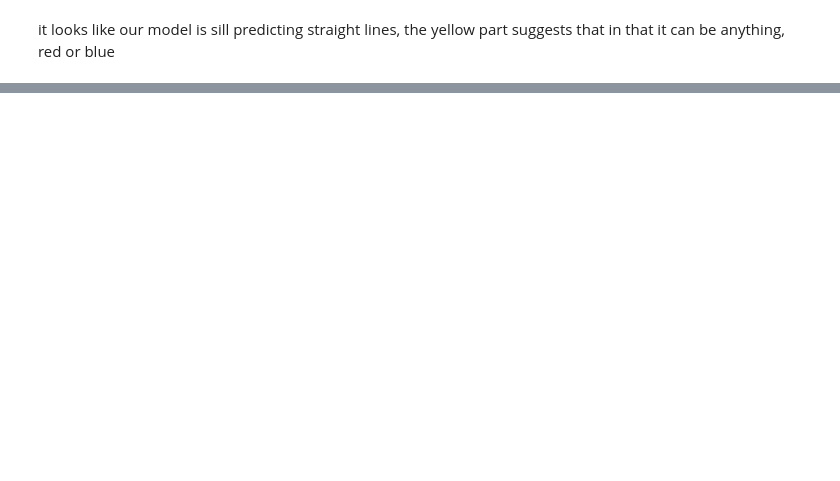
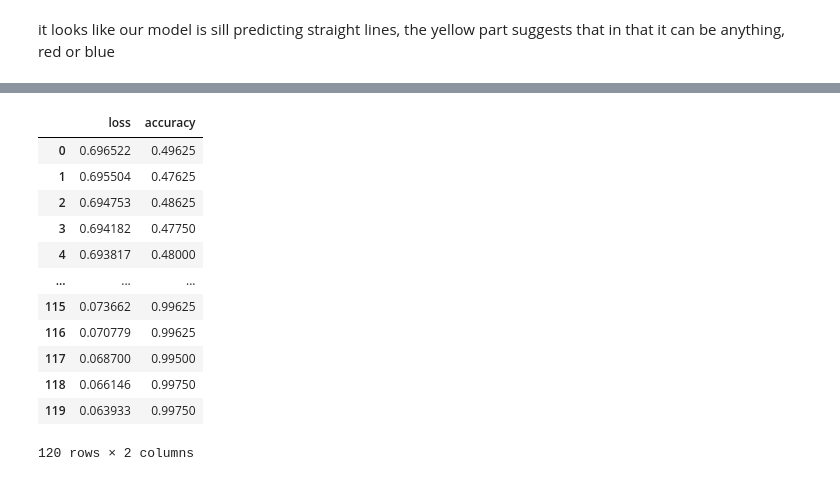
Before and after one commit to issarbhavya/ML, a Jupyter notebook: 02_neural_network_binary__classification_v2.ipynb, the cells around one changed output, grey strips where cells are left out. Saved outputs shown, nothing was run; the diff lists cells and outputs as text; code cells hidden in the pictures; blank space fills up the shorter version.

```diff
--- a/02_neural_network_binary__classification_v2.ipynb
+++ b/02_neural_network_binary__classification_v2.ipynb
@@ -396,0 +479,17 @@ doing binary classifcation...
+# %%
+# You can access the information in the history variable using the .history attribute
+pd.DataFrame(history_8.history)
+# %% [output]
+|  | loss | accuracy |
+| 0 | 0.696522 | 0.49625 |
+| 1 | 0.695504 | 0.47625 |
+| 2 | 0.694753 | 0.48625 |
+| 3 | 0.694182 | 0.47750 |
+| 4 | 0.693817 | 0.48000 |
+| ... | ... | ... |
+| 115 | 0.073662 | 0.99625 |
+| 116 | 0.070779 | 0.99625 |
+| 117 | 0.068700 | 0.99500 |
+| 118 | 0.066146 | 0.99750 |
+| 119 | 0.063933 | 0.99750 |
+120 rows × 2 columns
```
Also changed, not shown: parts of 30 cells of this notebook.
